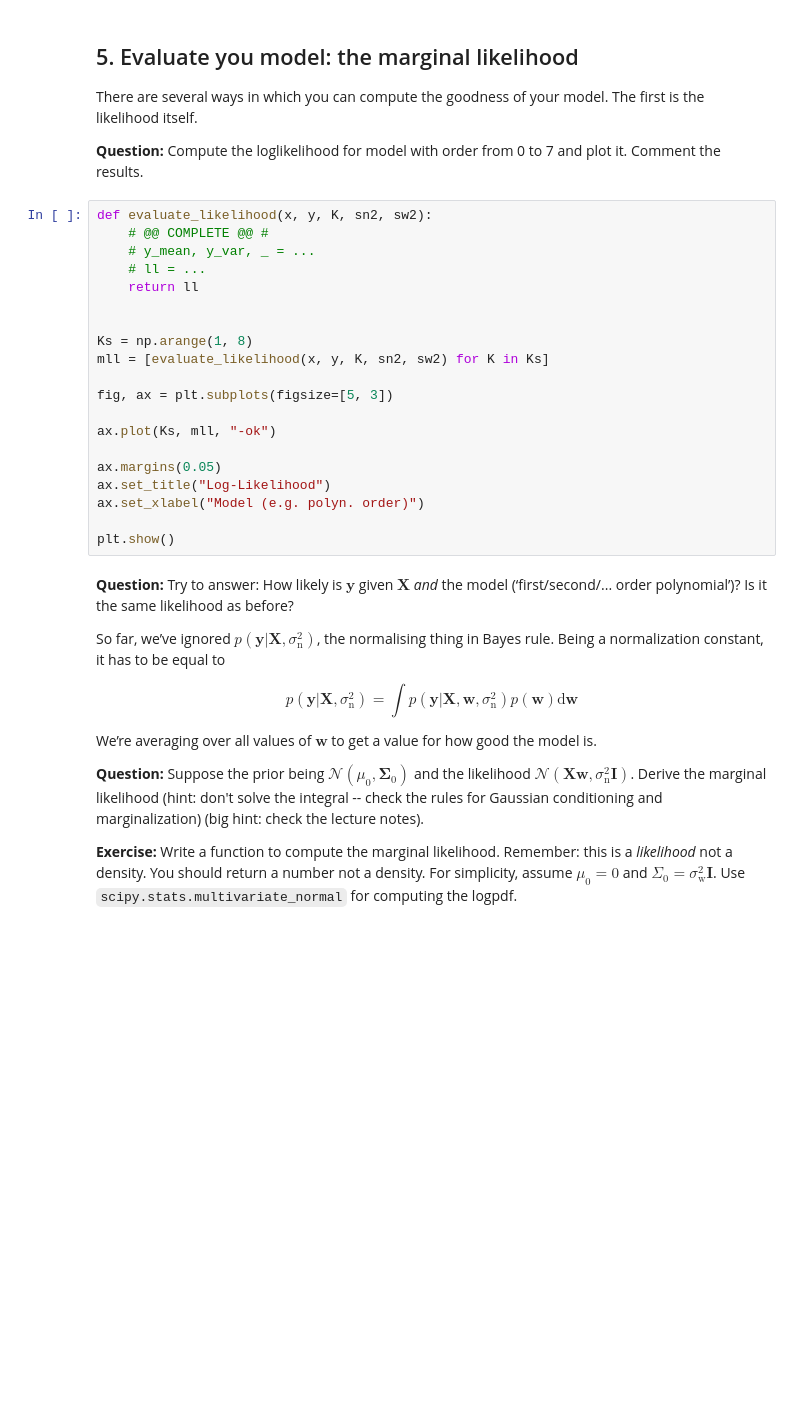
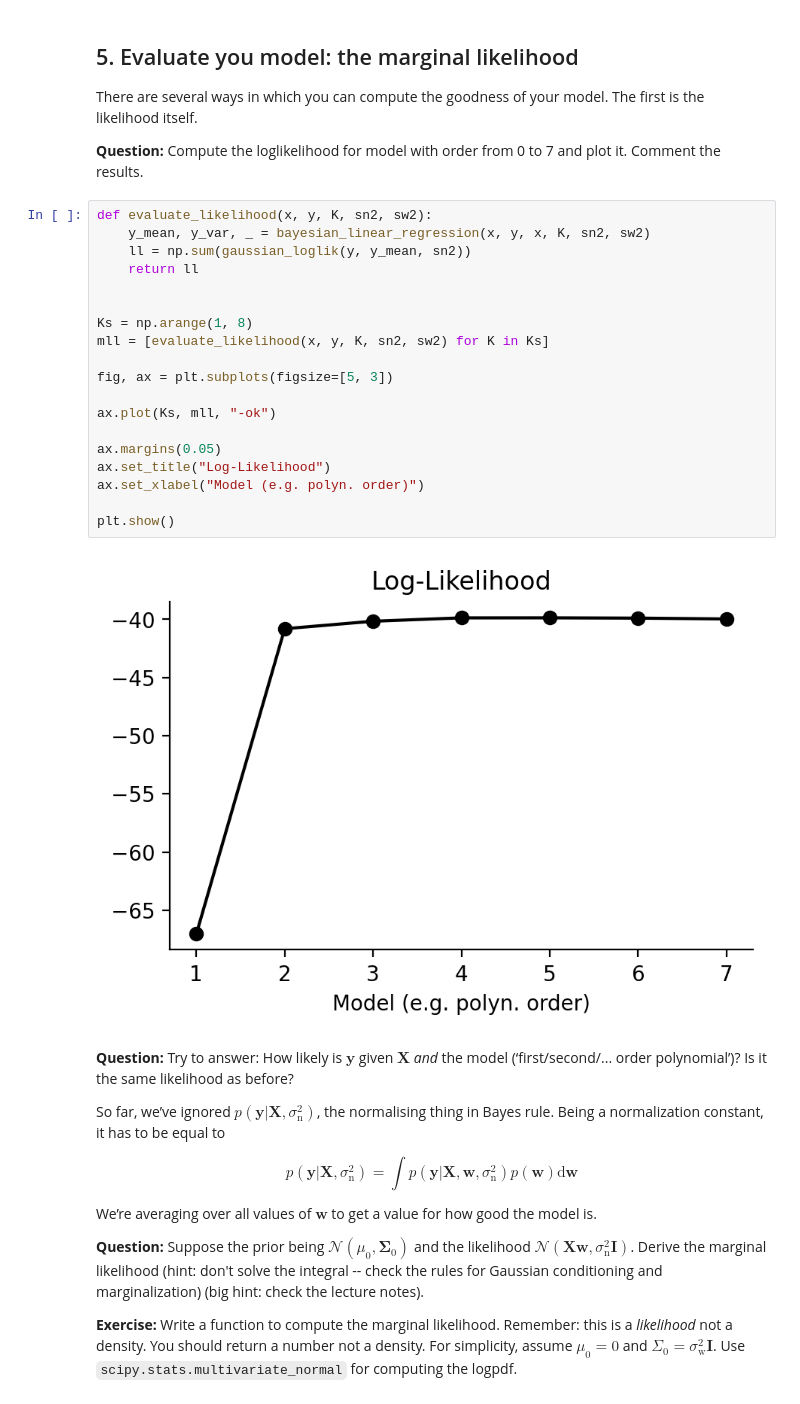
Before and after one commit to mayalorimer/ASI_Labs, a Jupyter notebook: labs/01_Bayesian_Linear_Regression.ipynb, the cells around one changed output. Saved outputs shown, nothing was run; the diff lists cells and outputs as text; blank space fills up the shorter version.

```diff
--- a/labs/01_Bayesian_Linear_Regression.ipynb
+++ b/labs/01_Bayesian_Linear_Regression.ipynb
@@ -389,24 +393,25 @@ There are several ways in which you can compute the goodness of your model. The
 **Question:** Compute the loglikelihood for model with order from 0 to 7 and plot it. Comment the results.
 # %%
 def evaluate_likelihood(x, y, K, sn2, sw2):
-    # @@ COMPLETE @@ #
-    # y_mean, y_var, _ = ...
-    # ll = ...
+    y_mean, y_var, _ = bayesian_linear_regression(x, y, x, K, sn2, sw2)
+    ll = np.sum(gaussian_loglik(y, y_mean, sn2))
     return ll
 
 
 Ks = np.arange(1, 8)
 mll = [evaluate_likelihood(x, y, K, sn2, sw2) for K in Ks]
 
 fig, ax = plt.subplots(figsize=[5, 3])
 
 ax.plot(Ks, mll, "-ok")
 
 ax.margins(0.05)
 ax.set_title("Log-Likelihood")
 ax.set_xlabel("Model (e.g. polyn. order)")
 
 plt.show()
+# %% [output]
+[figure, added]
 # %% [markdown]
 **Question:** Try to answer: How likely is $\mathbf{y}$ given $\mathbf{X}$ *and* the model (‘first/second/... order polynomial’)? Is it the same likelihood as before?
 
```
Also changed, not shown: parts of 3 cells of this notebook.
